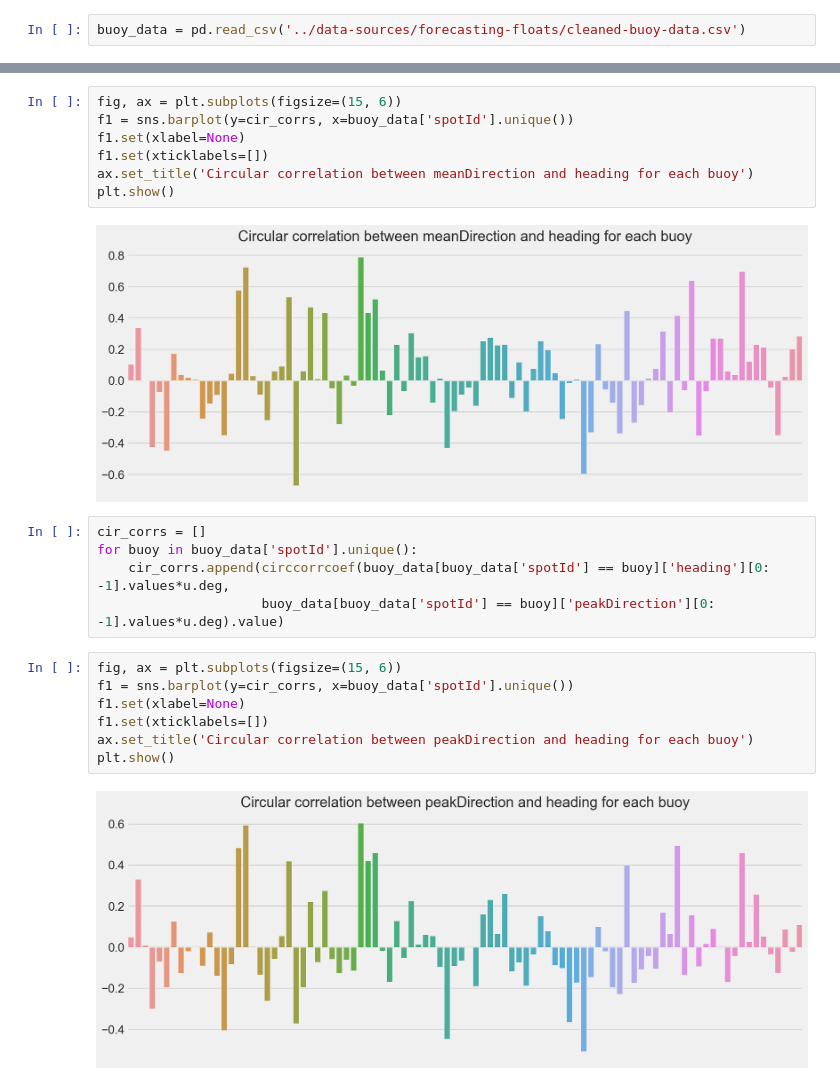
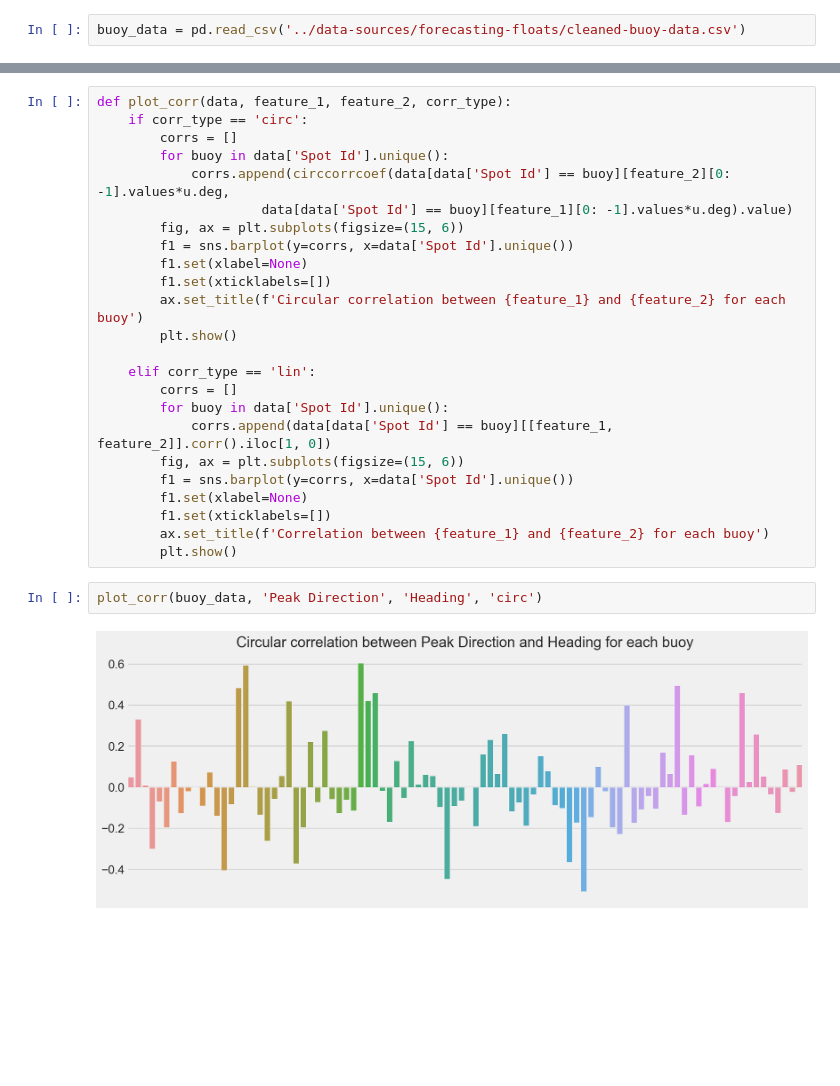
Before and after one commit to esbatiehsan/forecasting-floats, a Jupyter notebook: data-cleaning-exploration.ipynb, the cells around one changed output, grey strips where cells are left out. Cells and saved outputs as stored; diff of their text form; blank space fills up the shorter version.

```diff
--- a/data-cleaning-exploration.ipynb
+++ b/data-cleaning-exploration.ipynb
@@ -91,23 +100,28 @@ for buoy in buoy_data['spotId'].unique():
-# %%
-fig, ax = plt.subplots(figsize=(15, 6))
-f1 = sns.barplot(y=cir_corrs, x=buoy_data['spotId'].unique())
-f1.set(xlabel=None)
-f1.set(xticklabels=[])
-ax.set_title('Circular correlation between meanDirection and heading for each buoy')
-plt.show()
-# %% [output]
-[figure, removed]
-# %%
-cir_corrs = []
-for buoy in buoy_data['spotId'].unique():
-    cir_corrs.append(circcorrcoef(buoy_data[buoy_data['spotId'] == buoy]['heading'][0: -1].values*u.deg,
-                     buoy_data[buoy_data['spotId'] == buoy]['peakDirection'][0: -1].values*u.deg).value)
-# %%
-fig, ax = plt.subplots(figsize=(15, 6))
-f1 = sns.barplot(y=cir_corrs, x=buoy_data['spotId'].unique())
-f1.set(xlabel=None)
-f1.set(xticklabels=[])
-ax.set_title('Circular correlation between peakDirection and heading for each buoy')
-plt.show()
-# %% [output]
-[figure, removed]
+# %%
+def plot_corr(data, feature_1, feature_2, corr_type):
+    if corr_type == 'circ':
+        corrs = []
+        for buoy in data['Spot Id'].unique():
+            corrs.append(circcorrcoef(data[data['Spot Id'] == buoy][feature_2][0: -1].values*u.deg,
+                     data[data['Spot Id'] == buoy][feature_1][0: -1].values*u.deg).value)
+        fig, ax = plt.subplots(figsize=(15, 6))
+        f1 = sns.barplot(y=corrs, x=data['Spot Id'].unique())
+        f1.set(xlabel=None)
+        f1.set(xticklabels=[])
+        ax.set_title(f'Circular correlation between {feature_1} and {feature_2} for each buoy')
+        plt.show()
+
+    elif corr_type == 'lin':
+        corrs = []
+        for buoy in data['Spot Id'].unique():
+            corrs.append(data[data['Spot Id'] == buoy][[feature_1, feature_2]].corr().iloc[1, 0])
+        fig, ax = plt.subplots(figsize=(15, 6))
+        f1 = sns.barplot(y=corrs, x=data['Spot Id'].unique())
+        f1.set(xlabel=None)
+        f1.set(xticklabels=[])
+        ax.set_title(f'Correlation between {feature_1} and {feature_2} for each buoy')
+        plt.show()
+# %%
+plot_corr(buoy_data, 'Peak Direction', 'Heading', 'circ')
+# %% [output]
+[figure, added]
```
Also changed, not shown: parts of 14 cells of this notebook.
